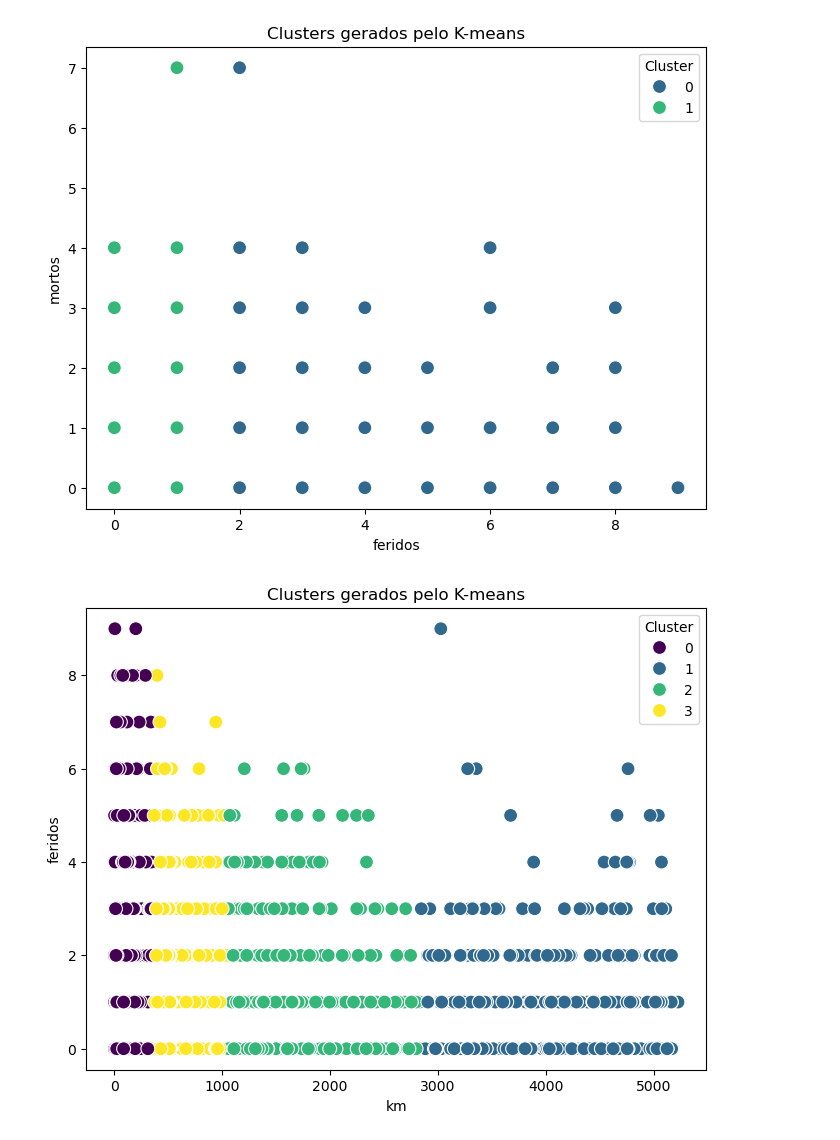
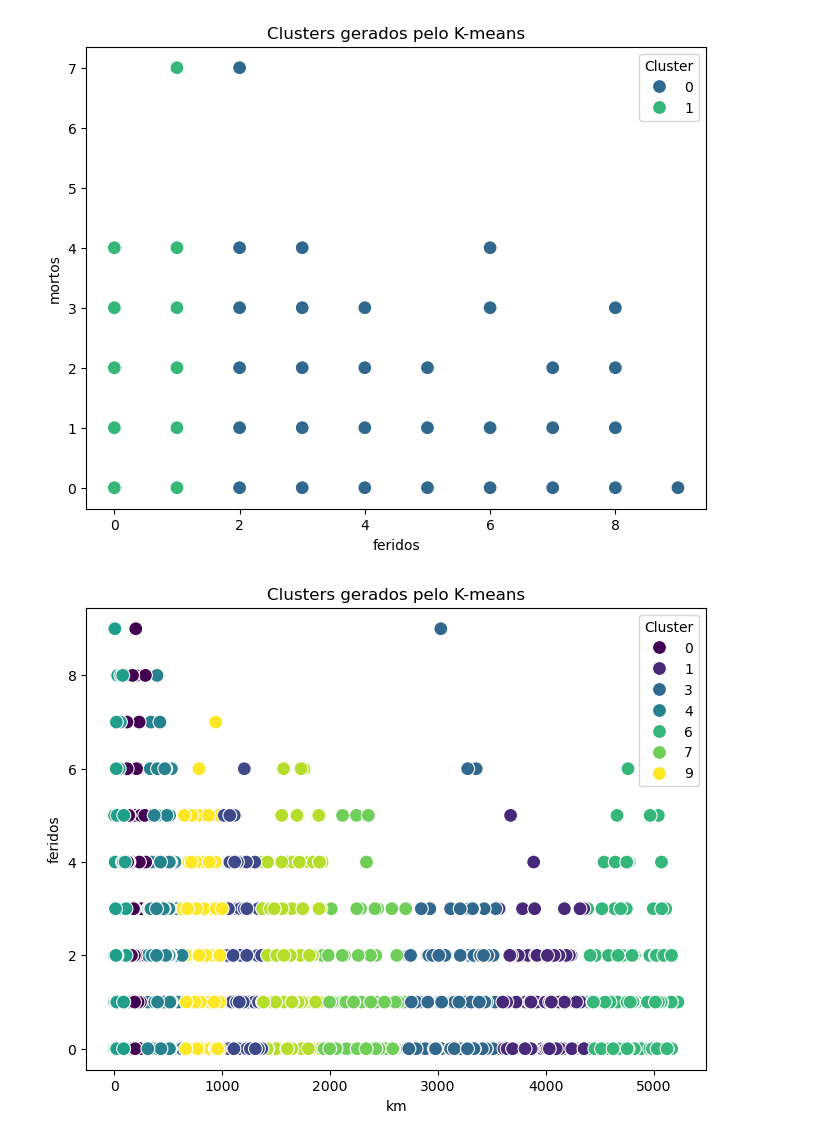
Before and after one commit to EmanuelMMB/Projeto-ICD, a Jupyter notebook: Acidentes de Trânsito em BRs (Fase1-Fase4).ipynb, the cells around one changed output. Cells and saved outputs as stored; diff of their text form; code cells hidden in the pictures.

```diff
--- a/Acidentes de Trânsito em BRs (Fase1-Fase4).ipynb
+++ b/Acidentes de Trânsito em BRs (Fase1-Fase4).ipynb
@@ -26,18 +27,20 @@ dataset.head()
 # %% [markdown]
 Dados organizados para melhor visualização.
 # %%
-dataset = dataset.drop(["id", "horario", "uf", "Nome da Origem", "br", "municipio", "ano", "ignorados"], axis=1)
-dataset['dia_semana'] = dataset['dia_semana'].apply(
-    lambda x: 'Segunda' if 'segunda' in x.lower() else
-              'Terça' if 'terça' in x.lower() else
-              'Quarta' if 'quarta' in x.lower() else
-              'Quinta' if 'quinta' in x.lower() else
-              'Sexta' if 'sexta' in x.lower() else
-              'Sábado' if 'sábado' in x.lower() else
-              'Domingo' if 'domingo' in x.lower() else x
+dataset = dataset.drop(["id", "horario", "uf", "Nome da Origem", "br", "municipio", "ignorados"], axis=1)
+
+dataset['causa_acidente'] = dataset['causa_acidente'].apply(
+    lambda x: 'Falta de Atenção' if 'falta de atenção' in x.lower() else
+              'Velocidade Incompatível' if 'velocidade incompatível' in x.lower() else
+              'Dormindo' if 'dormindo' in x.lower() else
+              'Ingestão de Álcool' if 'ingestão de álcool' in x.lower() else
+              'Defeito na Via' if 'defeito na via' in x.lower() else
+              'Ultrapassagem Indevida' if 'ultrapassagem indevida' in x.lower() else
+              'Não guardar distância de segurança' if 'condutor deixou de manter distância do veículo da frente' in x.lower() else x
 )
+#Arrumando os dados para melhor visualizar. -- EM.
 
-#Arrumando os dados para melhor visualizar. -- EM.
+contagem = dataset['causa_acidente'].value_counts() #Será necessário mais a frente. -- EM.
 
 dataset = dataset[dataset['feridos'] < 10]
 #Remoção de uma entrada incomum.
@@ -118,17 +121,17 @@ plt.show()
 # %% [output]
 [figure]
 # %%
-kmeans = KMeans(n_clusters=4, random_state=42)
+kmeans = KMeans(n_clusters=10, random_state=42)
 x=dataset[["km", "feridos"]].values
 kmeans.fit(x)
 
 labels = kmeans.labels_
 
 dataset['Cluster'] = labels
 
 plt.figure(figsize=(8,6))
 sns.scatterplot(x='km', y='feridos', hue='Cluster', data=dataset, palette='viridis', s=100)
 plt.title('Clusters gerados pelo K-means')
 plt.show()
 # %% [output]
-[figure, old version]
+[figure, new version]
```
Also changed, not shown: parts of 3 cells of this notebook, 1 other file.
